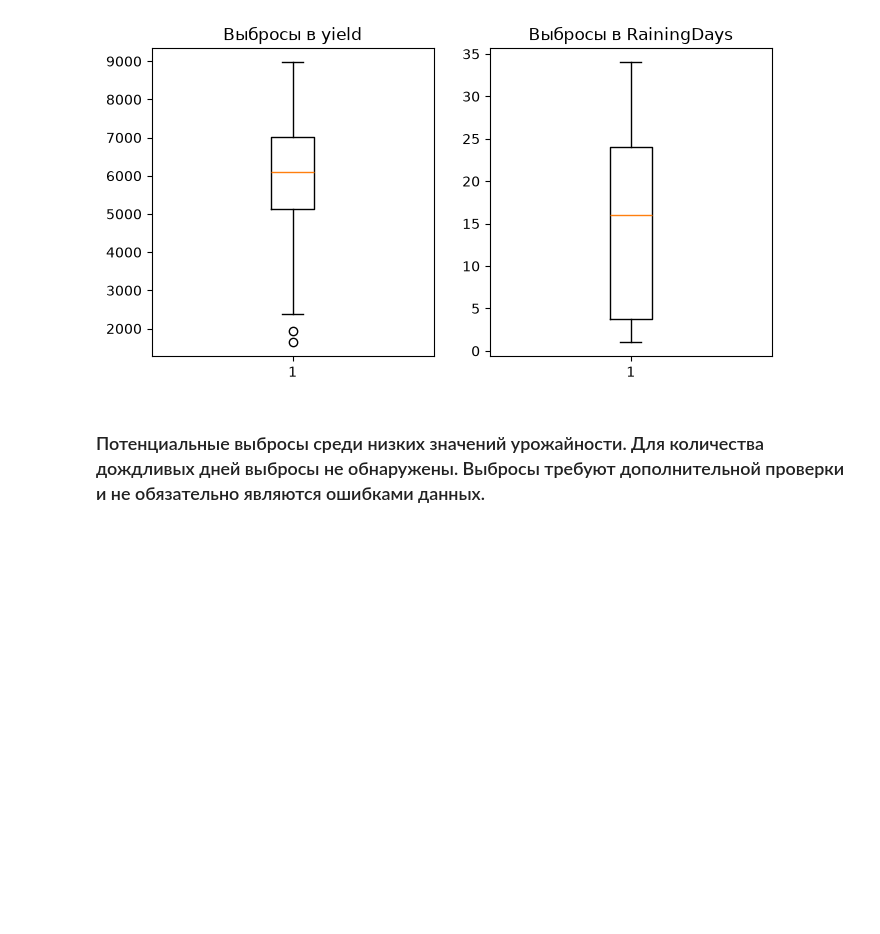
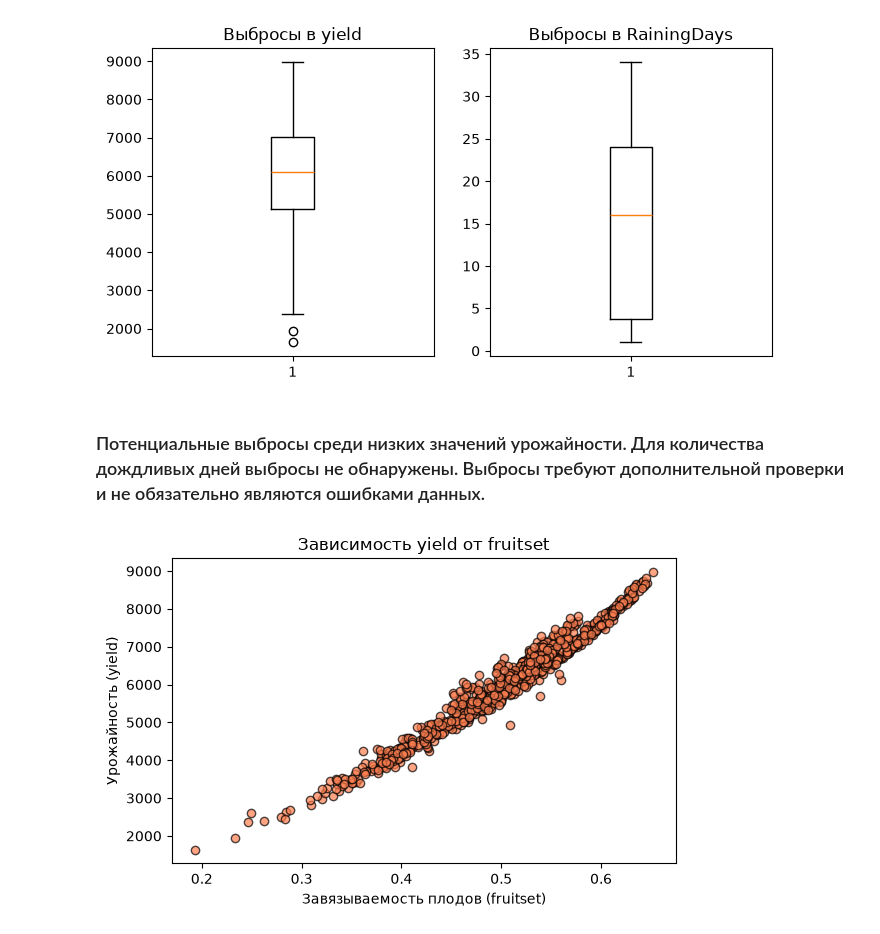
Before and after one commit to matveyyaros/Project-activities-case-9, a Jupyter notebook: notebooks/praktika.ipynb, the cells around one changed output. Drawn from its saved outputs; the diff is of its cells as text; code cells hidden in the pictures; blank space fills up the shorter version.

```diff
--- a/notebooks/praktika.ipynb
+++ b/notebooks/praktika.ipynb
@@ -197,3 +197,14 @@ plt.show()
 [figure]
 # %% [markdown]
 ### Потенциальные  выбросы среди низких значений урожайности. Для количества дождливых дней выбросы не обнаружены. Выбросы требуют дополнительной проверки и не обязательно являются ошибками данных.
+# %%
+plt.figure(figsize=(6, 4))
+plt.scatter(df_ready['fruitset'], df_ready['yield'], color='coral', edgecolor='black', alpha=0.7)
+plt.title('Зависимость yield от fruitset')
+plt.xlabel('Завязываемость плодов (fruitset)')
+plt.ylabel('Урожайность (yield)')
+
+plt.tight_layout()
+plt.show()
+# %% [output]
+[figure, added]
```
Also changed, not shown: parts of 2 cells of this notebook.
